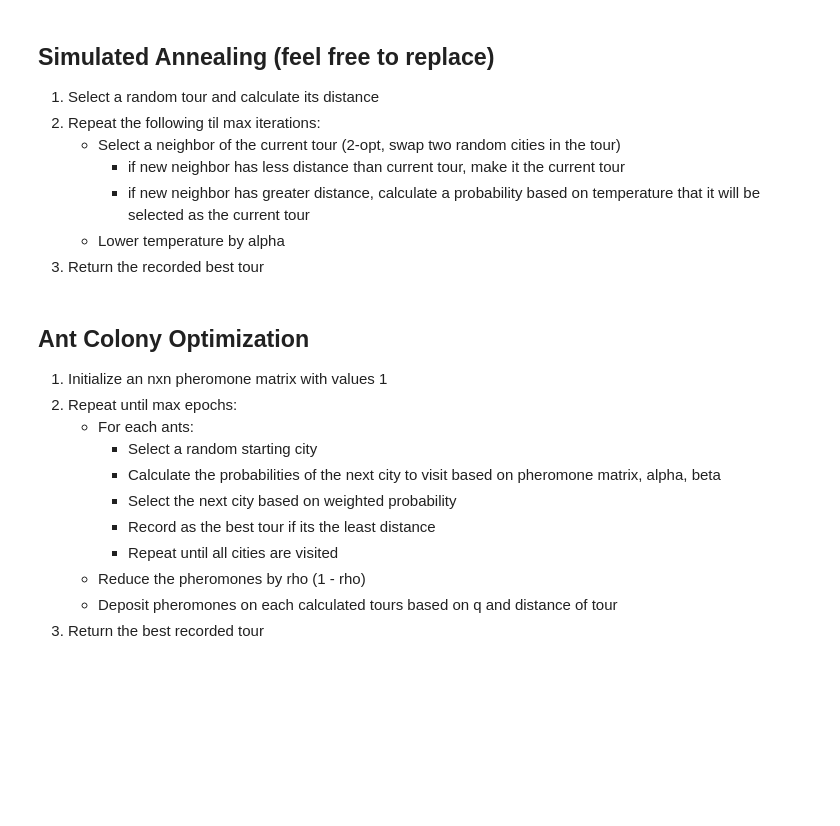
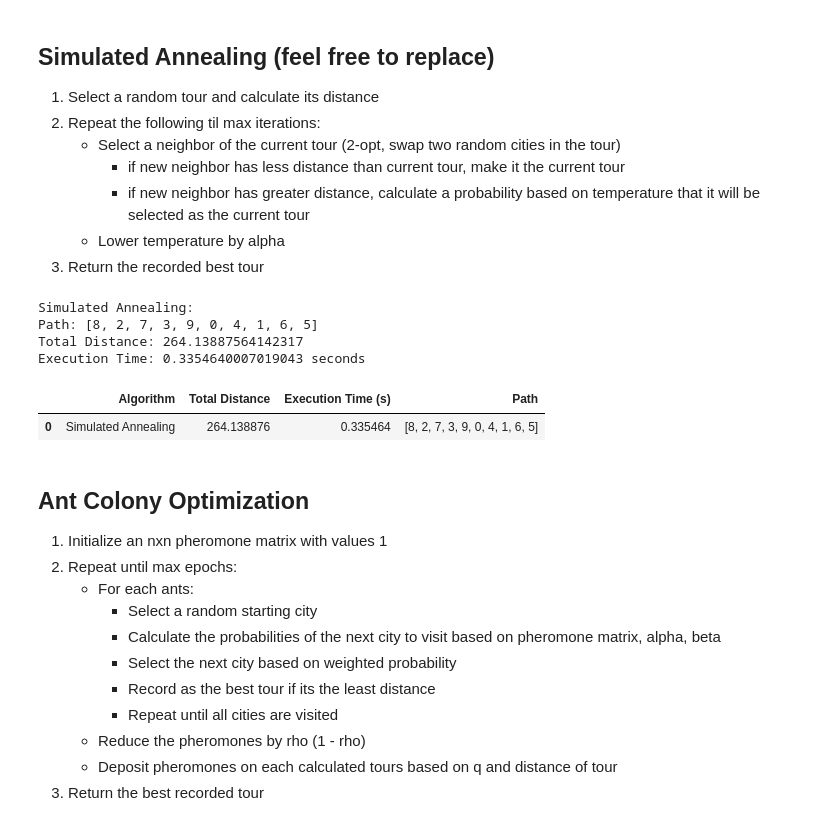
Before and after one commit to niceWizzard/GT_TSP_PS, a Jupyter notebook: problemset.ipynb, the cells around one changed output. Drawn from its saved outputs; the diff is of its cells as text; code cells hidden in the pictures; blank space fills up the shorter version.

```diff
--- a/problemset.ipynb
+++ b/problemset.ipynb
@@ -223,3 +265,30 @@ T, ALPHA, ITER = 10000, 0.995, 20000
+# %%
+import pandas as pd
+
+start = time.time()
+sa_path, sa_length = simulated_annealing(cities, distances, T=10000, ALPHA=0.995, ITER=20000)
+sa_time = time.time() - start
+
+
+print("Simulated Annealing:")
+print("Path:", sa_path)
+print("Total Distance:", sa_length)
+print("Execution Time:", sa_time, "seconds")
+
+sa_results = pd.DataFrame({
+    "Algorithm": ["Simulated Annealing"],
+    "Total Distance": [sa_length],
+    "Execution Time (s)": [sa_time],
+    "Path": [sa_path]
+})
+display(sa_results)
+# %% [output]
+Simulated Annealing:
+Path: [8, 2, 7, 3, 9, 0, 4, 1, 6, 5]
+Total Distance: 264.13887564142317
+Execution Time: 0.3354640007019043 seconds
+|  | Algorithm | Total Distance | Execution Time (s) | Path |
+| 0 | Simulated Annealing | 264.138876 | 0.335464 | [8, 2, 7, 3, 9, 0, 4, 1, 6, 5] |
 # %% [markdown]
 ## Ant Colony Optimization
 
```
Also changed, not shown: parts of 5 cells of this notebook.
